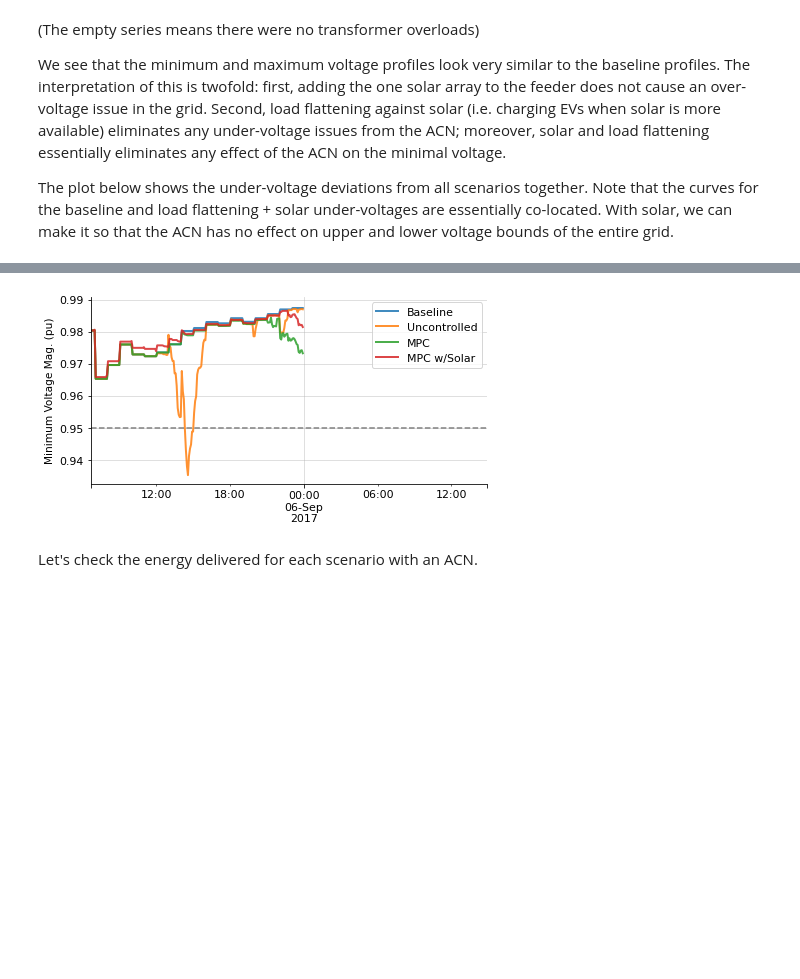
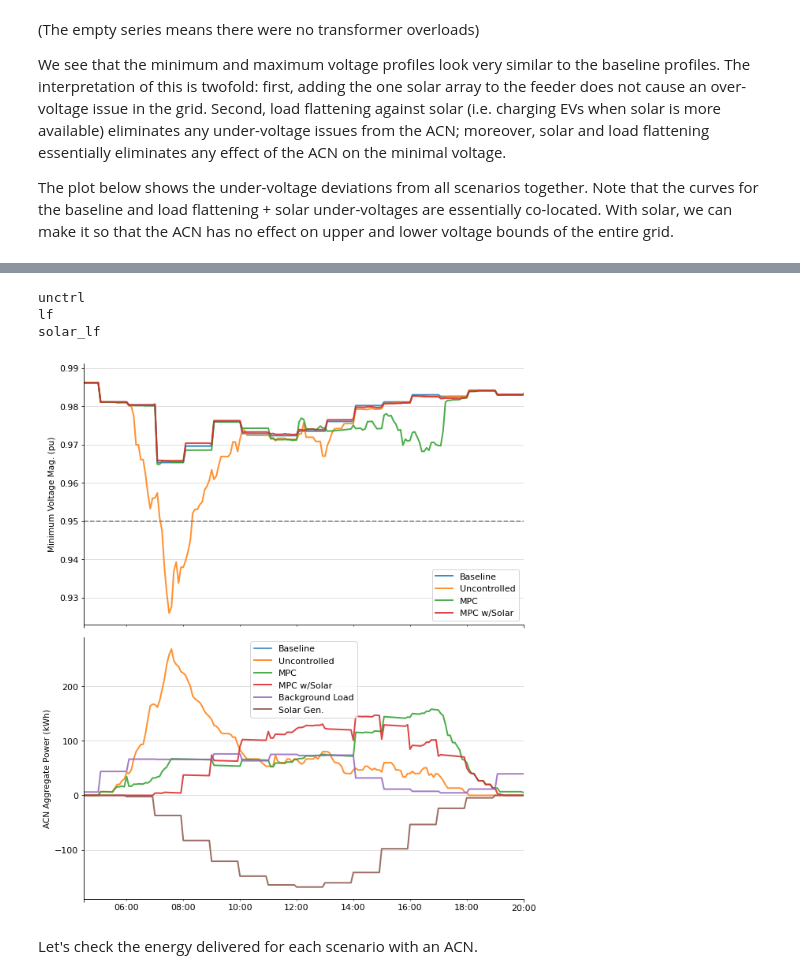
Before and after one commit to caltech-netlab/acnportal-experiments, a Jupyter notebook: examples/3-Grid-Impacts/3.2-Iowa-Feeder-with-EV-and-Solar-OpenDSS/3_2_Iowa_Feeder_with_EV_and_Solar_OpenDSS.ipynb, the cells around one changed output, grey strips where cells are left out. Cells and saved outputs as stored; diff of their text form; code cells hidden in the pictures; blank space fills up the shorter version.

Commit message:
Add baseline and solar to final plot.
Switch final load flattening term to equal sharing (instead of quick charge).

```diff
--- a/examples/3-Grid-Impacts/3.2-Iowa-Feeder-with-EV-and-Solar-OpenDSS/3_2_Iowa_Feeder_with_EV_and_Solar_OpenDSS.ipynb
+++ b/examples/3-Grid-Impacts/3.2-Iowa-Feeder-with-EV-and-Solar-OpenDSS/3_2_Iowa_Feeder_with_EV_and_Solar_OpenDSS.ipynb
@@ -470,0 +533,11 @@ the ACN has no effect on upper and lower voltage bounds of the entire grid.
+# %%
+acn_exp_names = ["unctrl", "lf", "solar_lf"]
+df_dict = {"baseline": pd.DataFrame({"net_min" : baseline_model.open_dss_experiment.voltage_pu.min()})}
+df_dict["baseline"]["solar_gen"] = solar_gen[:288]
+df_dict["baseline"]["background_load"] = external_load_2053[:288]
+print(df_dict["baseline"])
+for name, exp in zip(acn_exp_names,
+                     [unctrl_2053, load_flattening_es_2053, solar_load_flattening_2053]):
+    df = pd.DataFrame({"net_min" : exp.open_dss_experiment.voltage_pu.min()})
+    df['agg'] = acnsim.aggregate_current(exp.acn_experiments['2053'].sim)[:288]
+    df_dict[name] = df
@@ -471,28 +574,56 @@ the ACN has no effect on upper and lower voltage bounds of the entire grid.
 # %%
-fig, ax = plt.subplots(sharex=True)
+fig, axs = plt.subplots(2, sharex=True)
 style = {
     "linewidth": 2,
     "alpha": .85,
 }
-baseline_model.open_dss_experiment.voltage_pu.min().plot(**style)
-unctrl_2053.open_dss_experiment.voltage_pu.min().plot(**style)
-load_flattening_2053.open_dss_experiment.voltage_pu.min().plot(**style)
-solar_load_flattening_2053.open_dss_experiment.voltage_pu.min().plot(**style)
-ax.set_ylabel("Minimum Voltage Mag. (pu)", fontsize=10.5)
-ax.legend(["Baseline", "Uncontrolled", "MPC", "MPC w/Solar"])
-ax.spines['right'].set_visible(False)
-ax.spines['top'].set_visible(False)
-plt.xlim((25076560.0, 25078495.0))
-ax.axhline(0.95, linestyle="--", color="grey")
-plt.rc('text', usetex=False)
-plt.rcParams.update({'font.size': 11})
-ax.grid(alpha=0.5)
-ax.grid(alpha=0.5)
-fig = plt.gcf()
-fig.set_size_inches(6.47, 3.5)
-plt.tight_layout()
+
+plt.xlim((25076460.0, 25077300.0))
+ax0 = axs[0]
+ax1 = axs[1]
+for key in ["baseline"] + acn_exp_names:
+    df_dict[key]["net_min"].plot(ax=ax0, **style)
+
+# baseline_model.open_dss_experiment.voltage_pu.min().plot(ax=ax0, **style)
+# unctrl_2053.open_dss_experiment.voltage_pu.min().plot(ax=ax0, **style)
+# load_flattening_2053.open_dss_experiment.voltage_pu.min().plot(ax=ax0, **style)
+# solar_load_flattening_2053.open_dss_experiment.voltage_pu.min().plot(ax=ax0, **style)
+
+# Skip the first color.
+ax1.plot([0], label="_no_legend_")
+for key in acn_exp_names:
+    print(key)
+    (df_dict[key]["agg"]*208/1000).plot(ax=ax1, **style)
+# ax1.plot(acnsim.aggregate_current(unctrl_2053.acn_experiments['2053'].sim), **style)
+# ax1.plot(acnsim.aggregate_current(load_flattening_2053.acn_experiments['2053'].sim), **style)
+# # ax.plot(load_flattening_2053_dates, acnsim.aggregate_current(load_flattening_es_2053.acn_experiments['2053'].sim), **style)
+# ax1.plot(acnsim.aggregate_current(solar_load_flattening_2053.acn_experiments['2053'].sim), **style)
+
+df_dict["baseline"]["background_load"].plot(ax=ax1, **style)
+df_dict["baseline"]["solar_gen"].plot(ax=ax1, **style)
+
+ax0.set_ylabel("Minimum Voltage Mag. (pu)", fontsize=10.5)
+ax1.set_ylabel("ACN Aggregate Power (kWh)", fontsize=10.5)
+ax0.legend(["Baseline", "Uncontrolled", "MPC", "MPC w/Solar", "Background Load", "Solar Gen."])
+ax1.legend(["Baseline", "Uncontrolled", "MPC", "MPC w/Solar", "Background Load", "Solar Gen."])
+ax0.axhline(0.95, linestyle="--", color="grey")
+for ax in axs:
+    ax.spines['right'].set_visible(False)
+    ax.spines['top'].set_visible(False)
+    plt.rc('text', usetex=False)
+    plt.rcParams.update({'font.size': 11})
+    plt.xlim((25076430.0, 25077360.0))
+    ax.grid(alpha=0.5)
+    ax.grid(alpha=0.5)
+    fig = plt.gcf()
+    fig.set_size_inches(9, 5*len(axs))
+    plt.tight_layout()
+plt.savefig("iowa_feeder_w_agg.pdf", format="pdf")
 # %% [output]
+unctrl
+lf
+solar_lf
-[figure, old version]
+[figure, new version]
 # %% [markdown]
 Let's check the energy delivered for each scenario with an ACN.
 # %%
```
Also changed, not shown: parts of 29 cells of this notebook, 1 other file.
